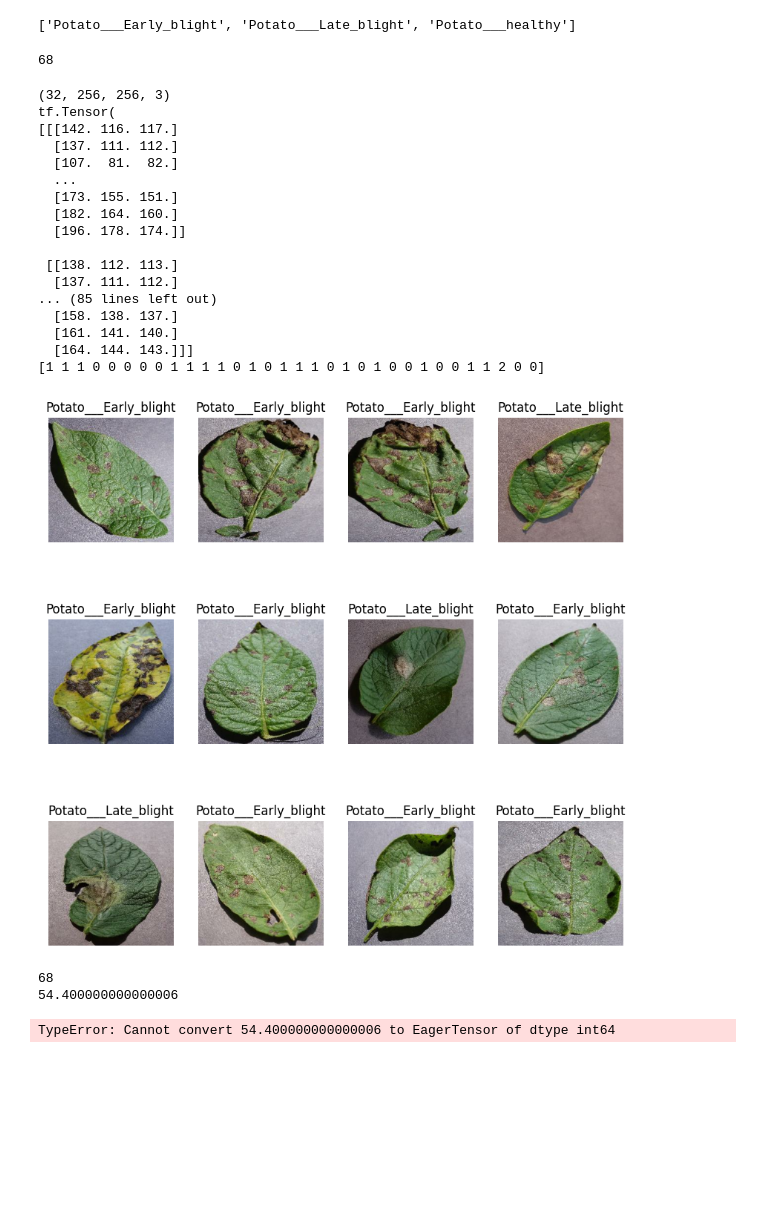
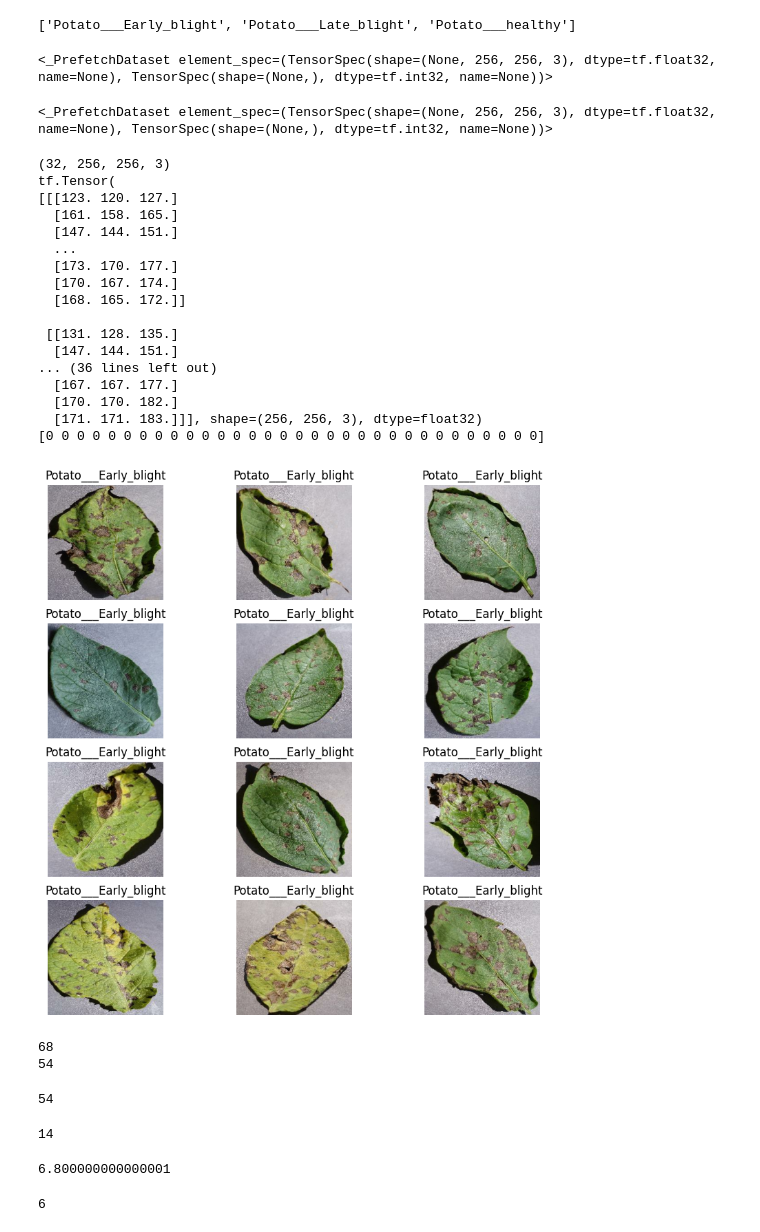
Before and after one commit to 001Abhishek-singh/Potato_Disease_Detection, a Jupyter notebook: Code/potato_Disease.ipynb, the cells around one changed output. Drawn from its saved outputs; the diff is of its cells as text; code cells hidden in the pictures; blank space fills up the shorter version.

```diff
--- a/Code/potato_Disease.ipynb
+++ b/Code/potato_Disease.ipynb
@@ -15,8 +15,8 @@ EPOCHS = 50
 
 dataset = tf.keras.preprocessing.image_dataset_from_directory(
     "../PlantVillage_DS",
-    seed = 123,
-    shuffle=True,
+    seed = 123, # seed ->
+    shuffle=False,
     image_size = (IMAGE_SIZE, IMAGE_SIZE),
     batch_size = BATCH_SIZE
 )
@@ -28,43 +28,49 @@ print(class_names)
 # %% [output]
 ['Potato___Early_blight', 'Potato___Late_blight', 'Potato___healthy']
 # %%
-print(len(dataset))
+print(dataset)
 # %% [output]
-68
+<_PrefetchDataset element_spec=(TensorSpec(shape=(None, 256, 256, 3), dtype=tf.float32, name=None), TensorSpec(shape=(None,), dtype=tf.int32, name=None))>
+# %%
+# print(len(dataset))
+print(dataset)
+# %% [output]
+<_PrefetchDataset element_spec=(TensorSpec(shape=(None, 256, 256, 3), dtype=tf.float32, name=None), TensorSpec(shape=(None,), dtype=tf.int32, name=None))>
 # %%
 for image_batch, label_batch in dataset.take(1):
     print(image_batch.shape)
     print(image_batch[0]) # it will print the individual image from 0th index
-    print(image_batch[0].numpy()) # it will print the individual image from 0th index
+    # print(image_batch[0].numpy()) # it will convert the tensor into array
     print(label_batch.numpy())
 # %% [output]
 (32, 256, 256, 3)
 tf.Tensor(
-[[[142. 116. 117.]
-  [137. 111. 112.]
-  [107.  81.  82.]
+[[[123. 120. 127.]
+  [161. 158. 165.]
+  [147. 144. 151.]
   ...
-  [173. 155. 151.]
-  [182. 164. 160.]
-  [196. 178. 174.]]
+  [173. 170. 177.]
+  [170. 167. 174.]
+  [168. 165. 172.]]
 
- [[138. 112. 113.]
-  [137. 111. 112.]
-... (85 lines left out)
-  [158. 138. 137.]
-  [161. 141. 140.]
-  [164. 144. 143.]]]
-[1 1 1 0 0 0 0 0 1 1 1 1 0 1 0 1 1 1 0 1 0 1 0 0 1 0 0 1 1 2 0 0]
+ [[131. 128. 135.]
+  [147. 144. 151.]
+... (36 lines left out)
+  [167. 167. 177.]
+  [170. 170. 182.]
+  [171. 171. 183.]]], shape=(256, 256, 3), dtype=float32)
+[0 0 0 0 0 0 0 0 0 0 0 0 0 0 0 0 0 0 0 0 0 0 0 0 0 0 0 0 0 0 0 0]
 # %%
 plt.figure(figsize=(10,10))
-for image_batch, label_batch in dataset.take(1):
+for image_batch, label_batch in dataset.take(1): #
+    # for i in range(len(label_batch)-1, -1, -1): # 12 is
     for i in range(12):
-        ax = plt.subplot(3,4, i+1)
+        ax = plt.subplot(4,3, i+1)
         plt.imshow(image_batch[i].numpy().astype("uint8"))
         plt.title(class_names[label_batch[i]])
         plt.axis("off")
 # %% [output]
-[figure, old version]
+[figure, new version]
 # %%
 # now we will split the dataset into training and testing phase
 
@@ -78,9 +84,24 @@ train_value = int(len(dataset)*train_size)
 print(train_value)
 # %% [output]
 68
-54.400000000000006
+54
 # %%
 train_ds = dataset.take(train_value)
 print(len(train_ds))
 # %% [output]
-TypeError: Cannot convert 54.400000000000006 to EagerTensor of dtype int64
+54
+# %%
+test_ds = dataset.skip(train_value)
+print(len(test_ds))
+# %% [output]
+14
+# %%
+val_size = 0.1
+len(dataset)*val_size
+# %% [output]
+6.800000000000001
+# %%
+val_ds = test_ds.take(6)
+print(len(val_ds))
+# %% [output]
+6
```
Also changed, not shown: parts of 25 cells of this notebook, 2 other files.
